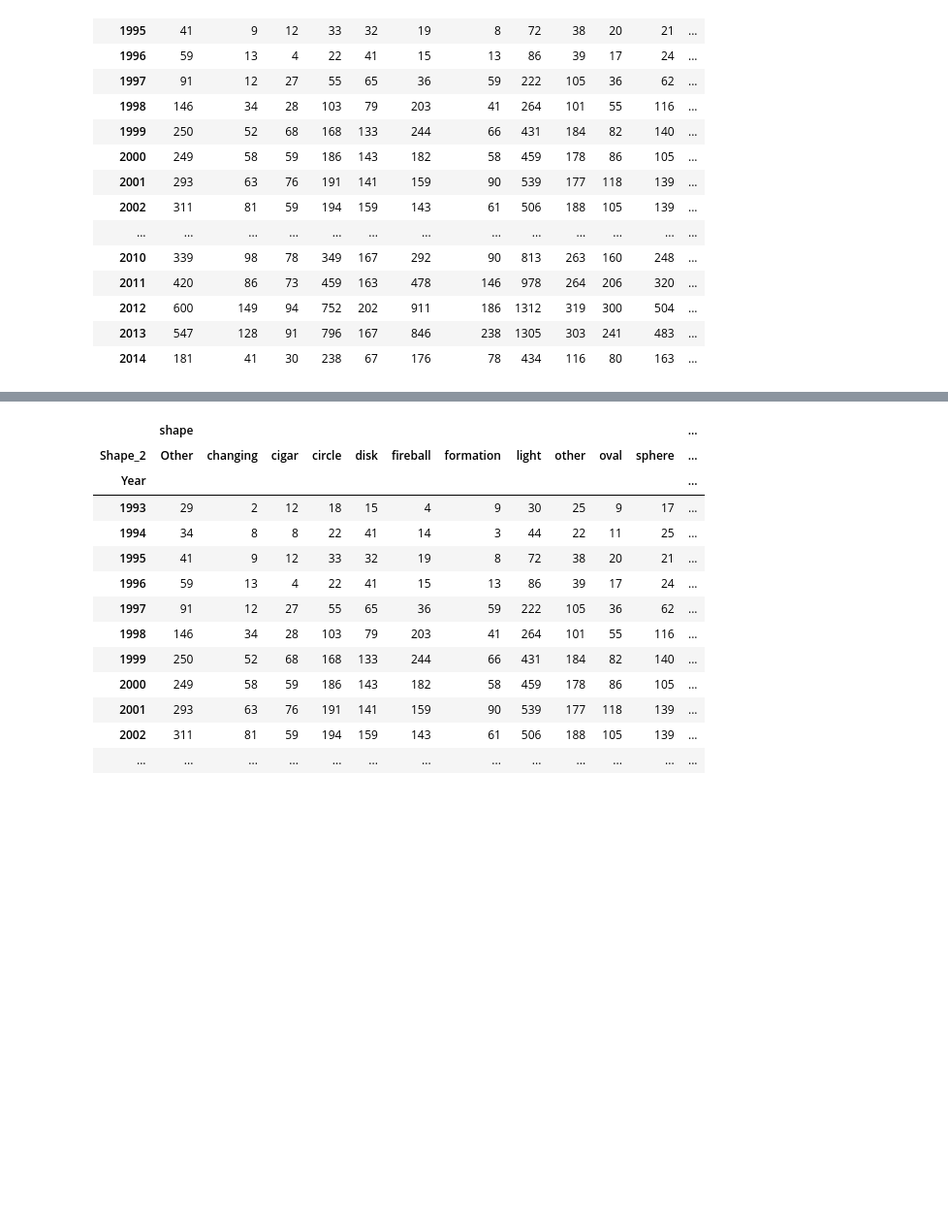
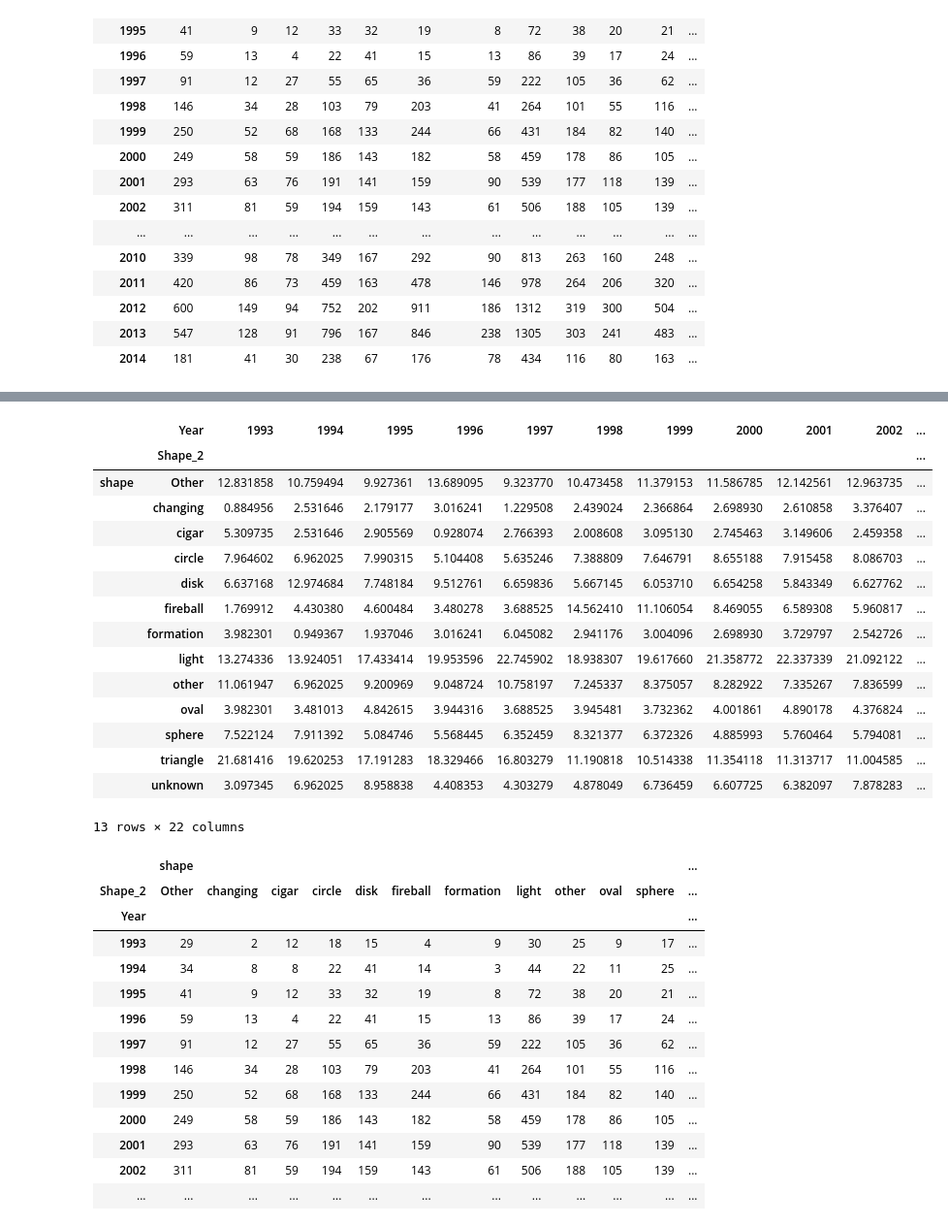
Before and after one commit to mmegancross/project-1-alien-analysis, a Jupyter notebook: UFO_dataset_trimmed.ipynb, the cells around one changed output, grey strips where cells are left out. Shown at 97% size. Drawn from its saved outputs; the diff is of its cells as text; code cells hidden in the pictures; blank space fills up the shorter version.

```diff
--- a/UFO_dataset_trimmed.ipynb
+++ b/UFO_dataset_trimmed.ipynb
@@ -559,3 +584,23 @@ unstack_data
+# %%
+percent_data = unstack_data_rotate/unstack_data_rotate.sum()*100
+percent_data
+# %% [output]
+|  | Year | 1993 | 1994 | 1995 | 1996 | 1997 | 1998 | 1999 | 2000 | 2001 | 2002 | ... |
+|  | Shape_2 |  |  |  |  |  |  |  |  |  |  | ... |
+| shape | Other | 12.831858 | 10.759494 | 9.927361 | 13.689095 | 9.323770 | 10.473458 | 11.379153 | 11.586785 | 12.142561 | 12.963735 | ... |
+|  | changing | 0.884956 | 2.531646 | 2.179177 | 3.016241 | 1.229508 | 2.439024 | 2.366864 | 2.698930 | 2.610858 | 3.376407 | ... |
+|  | cigar | 5.309735 | 2.531646 | 2.905569 | 0.928074 | 2.766393 | 2.008608 | 3.095130 | 2.745463 | 3.149606 | 2.459358 | ... |
+|  | circle | 7.964602 | 6.962025 | 7.990315 | 5.104408 | 5.635246 | 7.388809 | 7.646791 | 8.655188 | 7.915458 | 8.086703 | ... |
+|  | disk | 6.637168 | 12.974684 | 7.748184 | 9.512761 | 6.659836 | 5.667145 | 6.053710 | 6.654258 | 5.843349 | 6.627762 | ... |
+|  | fireball | 1.769912 | 4.430380 | 4.600484 | 3.480278 | 3.688525 | 14.562410 | 11.106054 | 8.469055 | 6.589308 | 5.960817 | ... |
+|  | formation | 3.982301 | 0.949367 | 1.937046 | 3.016241 | 6.045082 | 2.941176 | 3.004096 | 2.698930 | 3.729797 | 2.542726 | ... |
+|  | light | 13.274336 | 13.924051 | 17.433414 | 19.953596 | 22.745902 | 18.938307 | 19.617660 | 21.358772 | 22.337339 | 21.092122 | ... |
+|  | other | 11.061947 | 6.962025 | 9.200969 | 9.048724 | 10.758197 | 7.245337 | 8.375057 | 8.282922 | 7.335267 | 7.836599 | ... |
+|  | oval | 3.982301 | 3.481013 | 4.842615 | 3.944316 | 3.688525 | 3.945481 | 3.732362 | 4.001861 | 4.890178 | 4.376824 | ... |
+|  | sphere | 7.522124 | 7.911392 | 5.084746 | 5.568445 | 6.352459 | 8.321377 | 6.372326 | 4.885993 | 5.760464 | 5.794081 | ... |
+|  | triangle | 21.681416 | 19.620253 | 17.191283 | 18.329466 | 16.803279 | 11.190818 | 10.514338 | 11.354118 | 11.313717 | 11.004585 | ... |
+|  | unknown | 3.097345 | 6.962025 | 8.958838 | 4.408353 | 4.303279 | 4.878049 | 6.736459 | 6.607725 | 6.382097 | 7.878283 | ... |
+13 rows × 22 columns
 # %%
 unstack_data['sum'] = unstack_data[unstack_data.columns].sum(axis=1)
 unstack_data
```
Also changed, not shown: parts of 7 cells of this notebook, 2 other files.
